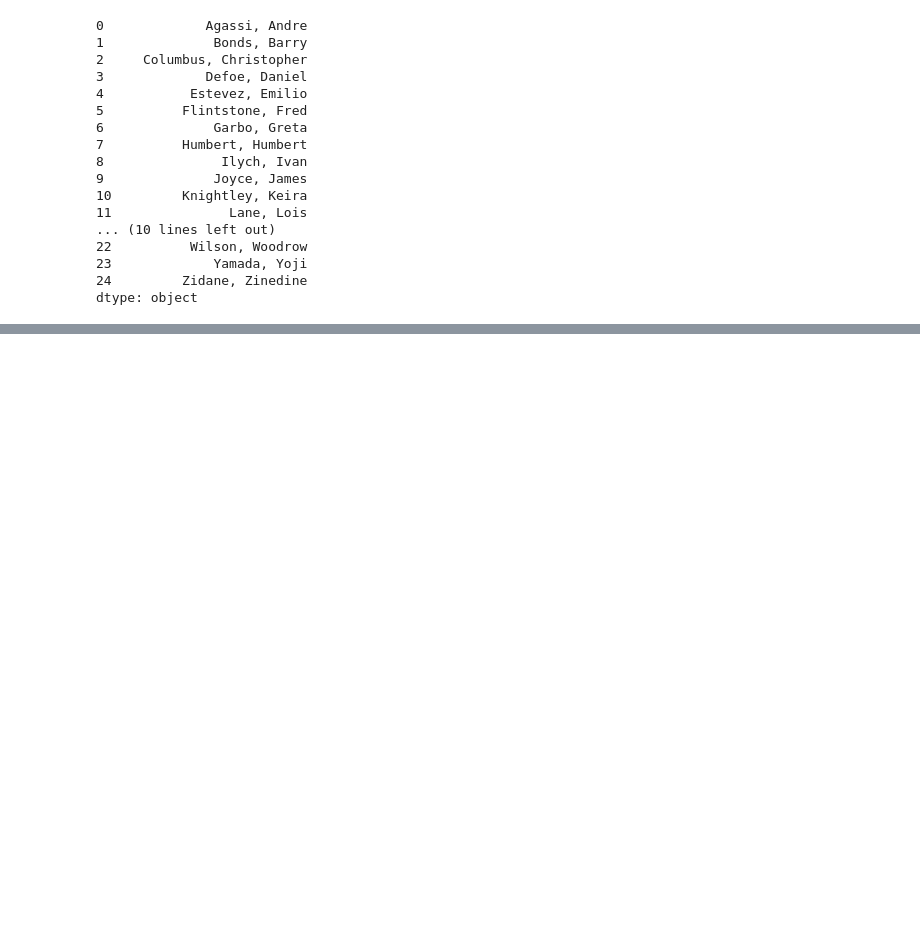
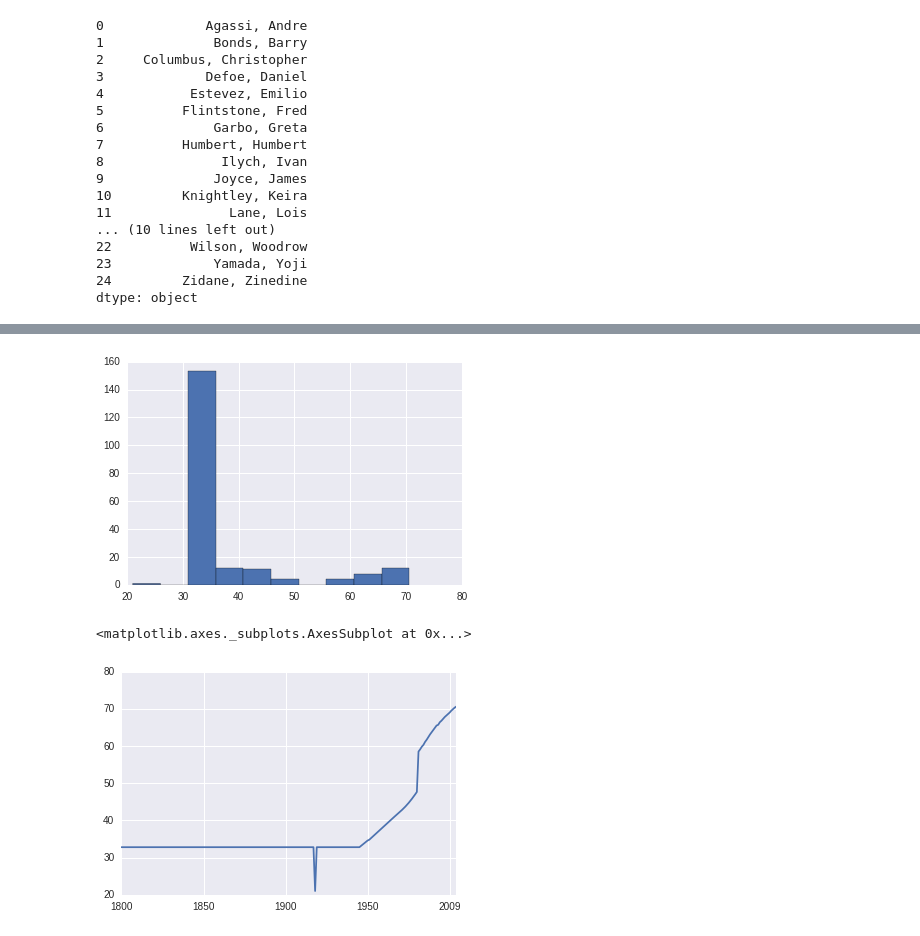
Before and after one commit to charlesmilam/udacity, a Jupyter notebook: introDA/lesson2/L2_quizzes.ipynb, the cells around one changed output, grey strips where cells are left out. Cells and saved outputs as stored; diff of their text form; code cells hidden in the pictures; blank space fills up the shorter version.

```diff
--- a/introDA/lesson2/L2_quizzes.ipynb
+++ b/introDA/lesson2/L2_quizzes.ipynb
@@ -720,0 +761,8 @@ import seaborn as sns
+# %%
+life_expectancy.hist()
+plt.show()
+life_expectancy.plot()
+# %% [output]
+[figure, added]
+<matplotlib.axes._subplots.AxesSubplot at 0x...>
+[figure, added]
```
Also changed, not shown: parts of 8 cells of this notebook.
